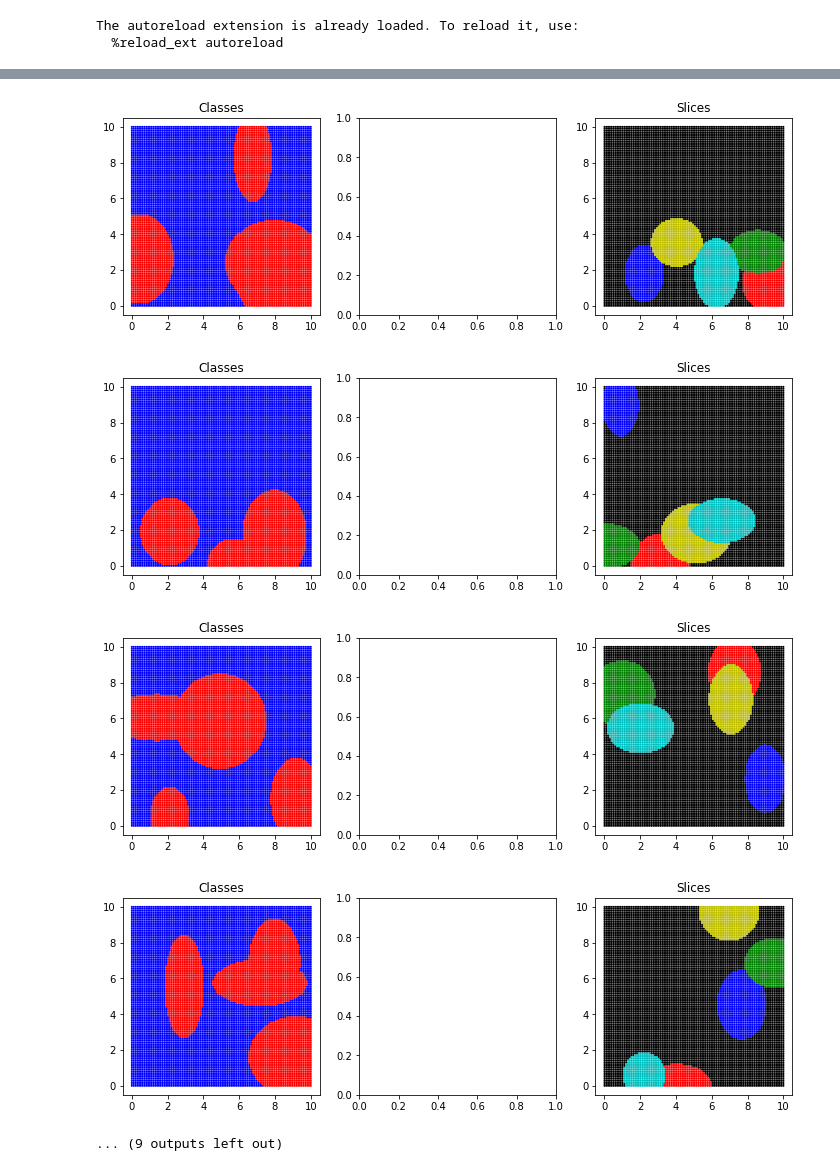
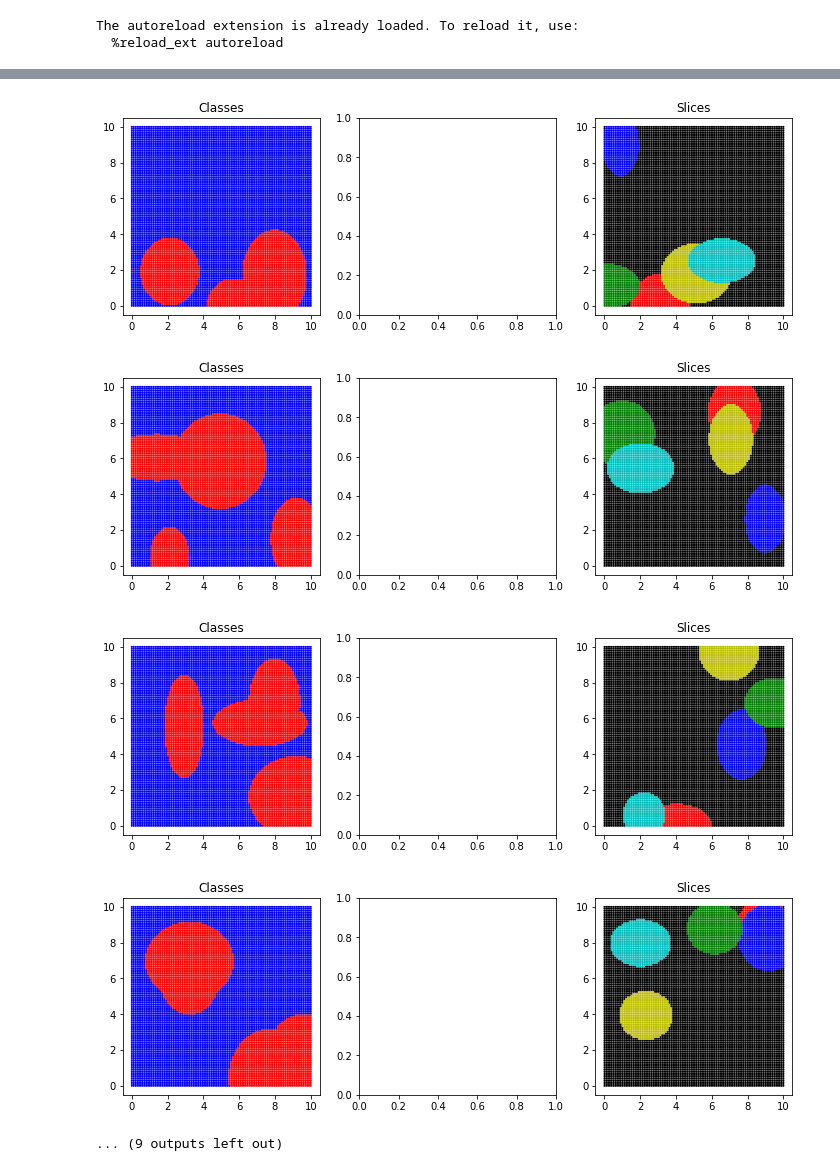
Before and after one commit to tsy935/metal, a Jupyter notebook: metal/contrib/slicing/synthetics/geometric-testing.ipynb, the cells around one changed output, grey strips where cells are left out. Drawn from its saved outputs; the diff is of its cells as text; code cells hidden in the pictures.

```diff
--- a/metal/contrib/slicing/synthetics/geometric-testing.ipynb
+++ b/metal/contrib/slicing/synthetics/geometric-testing.ipynb
@@ -77,8 +77,8 @@ NUM_TRIALS = 20
 NUM_SLICES = 5
 K = 2
 M = 20
-N = 10000
-salt = 42  # A base to add to trial number to set a unique seed for each trial
+N = 5000
+salt = 43  # A base to add to trial number to set a unique seed for each trial
 
 
 history = defaultdict(list)
@@ -155,7 +155,7 @@ Wall time: 10min 31s
-[figure, old version]
+[figure, new version]
-[figure, old version]
+[figure, new version]
-[figure, old version]
+[figure, new version]
-[figure, old version]
+[figure, new version]
 ... (9 outputs left out)
 # %%
 from metal.contrib.slicing.experiment_utils import parse_history
```
Also changed, not shown: parts of 7 cells of this notebook, 1 other file.
